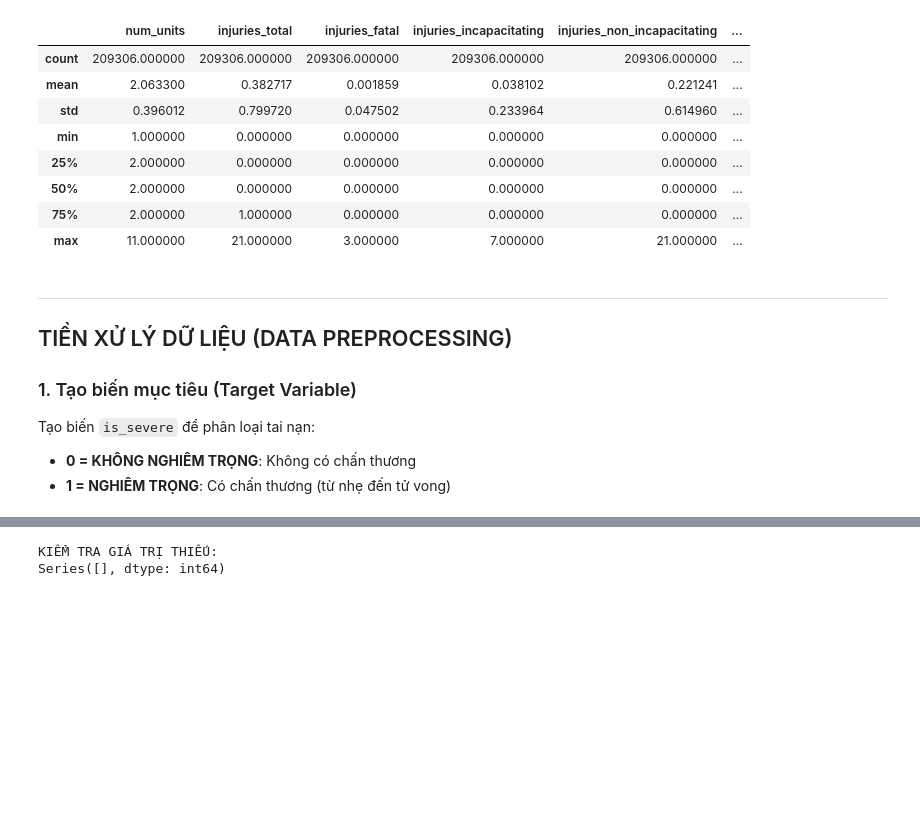
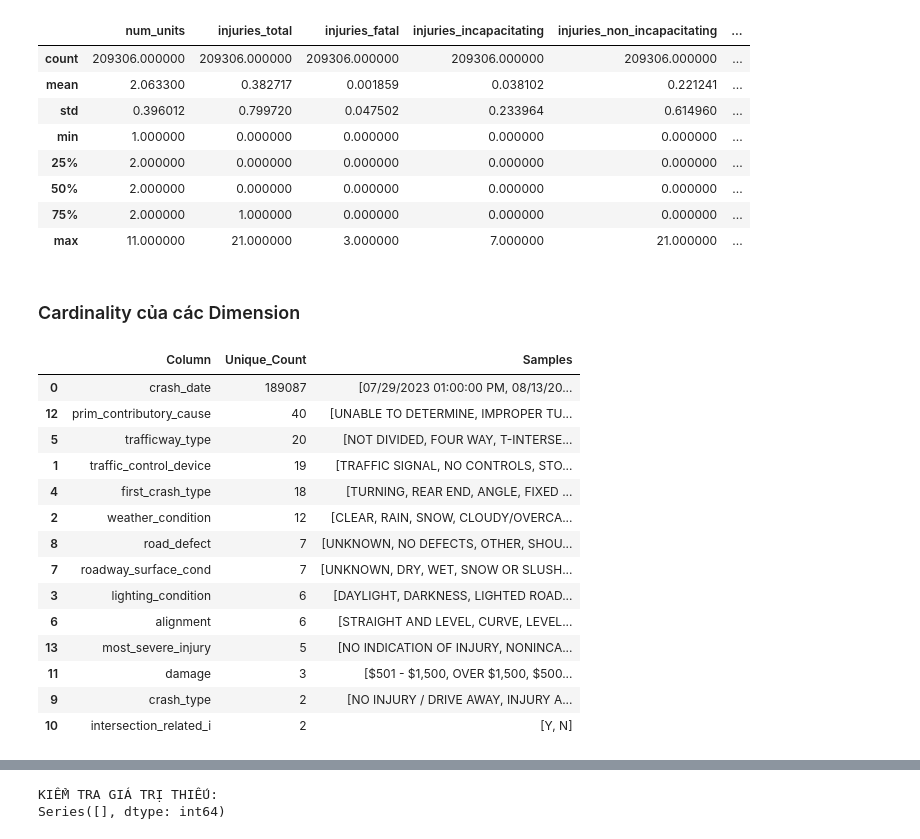
Before and after one commit to Nobita534/Traffic-Accident-DWH, a Jupyter notebook: DataMining/01_Data_Profiling_and_Cleaning.ipynb, the cells around one changed output, grey strips where cells are left out. Saved outputs shown, nothing was run; the diff lists cells and outputs as text; code cells hidden in the pictures; blank space fills up the shorter version.

```diff
--- a/DataMining/01_Data_Cleaning.ipynb
+++ b/DataMining/01_Data_Profiling_and_Cleaning.ipynb
@@ -92,12 +92,46 @@ df.describe()
 | 50% | 2.000000 | 0.000000 | 0.000000 | 0.000000 | 0.000000 | ... |
 | 75% | 2.000000 | 1.000000 | 0.000000 | 0.000000 | 0.000000 | ... |
 | max | 11.000000 | 21.000000 | 3.000000 | 7.000000 | 21.000000 | ... |
-# %% [markdown]
----
-## TIỀN XỬ LÝ DỮ LIỆU (DATA PREPROCESSING)
-
-### 1. Tạo biến mục tiêu (Target Variable)
-
-Tạo biến `is_severe` để phân loại tai nạn:
-- **0 = KHÔNG NGHIÊM TRỌNG**: Không có chấn thương
-- **1 = NGHIÊM TRỌNG**: Có chấn thương (từ nhẹ đến tử vong)
+# %% [markdown]
+### Cardinality của các Dimension
+# %%
+def profile_cardinality(df, categorical_cols):
+    """
+    Trả về DataFrame hiển thị số lượng giá trị duy nhất (unique values)
+    và danh sách các giá trị đó để đánh giá cấu trúc Dimension.
+    """
+    cardinality_data = []
+    for col in categorical_cols:
+        unique_cnt = df[col].nunique()
+        sample_vals = df[col].unique()[:5].tolist()
+        cardinality_data.append({
+            'Column': col,
+            'Unique_Count': unique_cnt,
+            'Samples': sample_vals
+        })
+
+    result_df = pd.DataFrame(cardinality_data)
+
+    if result_df.empty:
+        print("Không tìm thấy cột dữ liệu dạng chuỗi (string/object).")
+        return result_df
+    return result_df.sort_values(by='Unique_Count', ascending=False)
+
+categorical_columns = df.select_dtypes(include=['object']).columns
+profile_cardinality(df, categorical_columns)
+# %% [output]
+|  | Column | Unique_Count | Samples |
+| 0 | crash_date | 189087 | [07/29/2023 01:00:00 PM, 08/13/20... |
+| 12 | prim_contributory_cause | 40 | [UNABLE TO DETERMINE, IMPROPER TU... |
+| 5 | trafficway_type | 20 | [NOT DIVIDED, FOUR WAY, T-INTERSE... |
+| 1 | traffic_control_device | 19 | [TRAFFIC SIGNAL, NO CONTROLS, STO... |
+| 4 | first_crash_type | 18 | [TURNING, REAR END, ANGLE, FIXED ... |
+| 2 | weather_condition | 12 | [CLEAR, RAIN, SNOW, CLOUDY/OVERCA... |
+| 8 | road_defect | 7 | [UNKNOWN, NO DEFECTS, OTHER, SHOU... |
+| 7 | roadway_surface_cond | 7 | [UNKNOWN, DRY, WET, SNOW OR SLUSH... |
+| 3 | lighting_condition | 6 | [DAYLIGHT, DARKNESS, LIGHTED ROAD... |
+| 6 | alignment | 6 | [STRAIGHT AND LEVEL, CURVE, LEVEL... |
+| 13 | most_severe_injury | 5 | [NO INDICATION OF INJURY, NONINCA... |
+| 11 | damage | 3 | [$501 - $1,500, OVER $1,500, $500... |
+| 9 | crash_type | 2 | [NO INJURY / DRIVE AWAY, INJURY A... |
+| 10 | intersection_related_i | 2 | [Y, N] |
```
Also changed, not shown: parts of 14 cells of this notebook, 1 other file.
